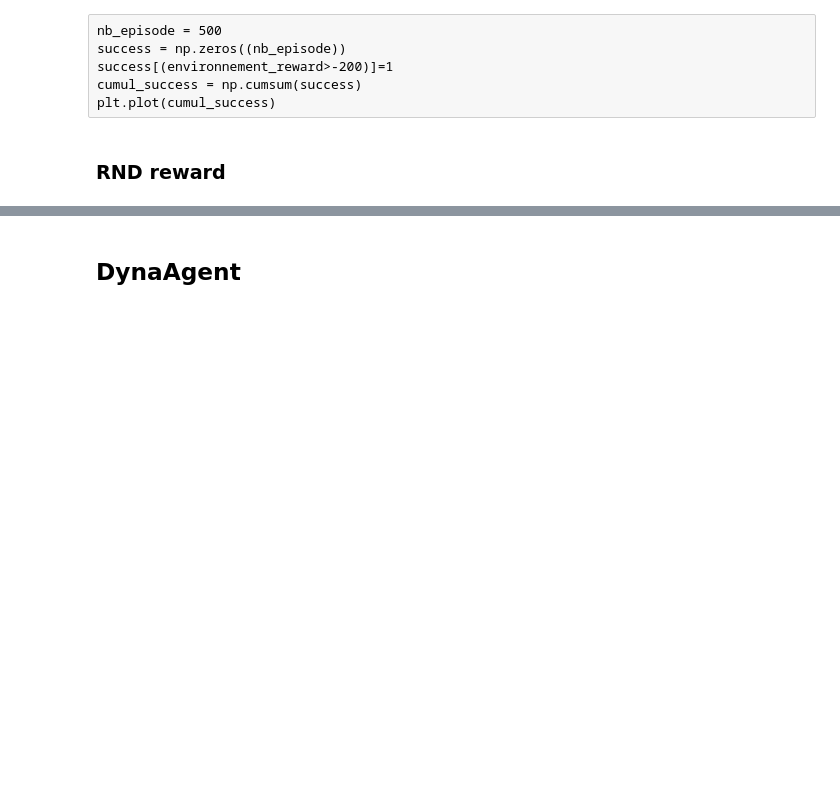
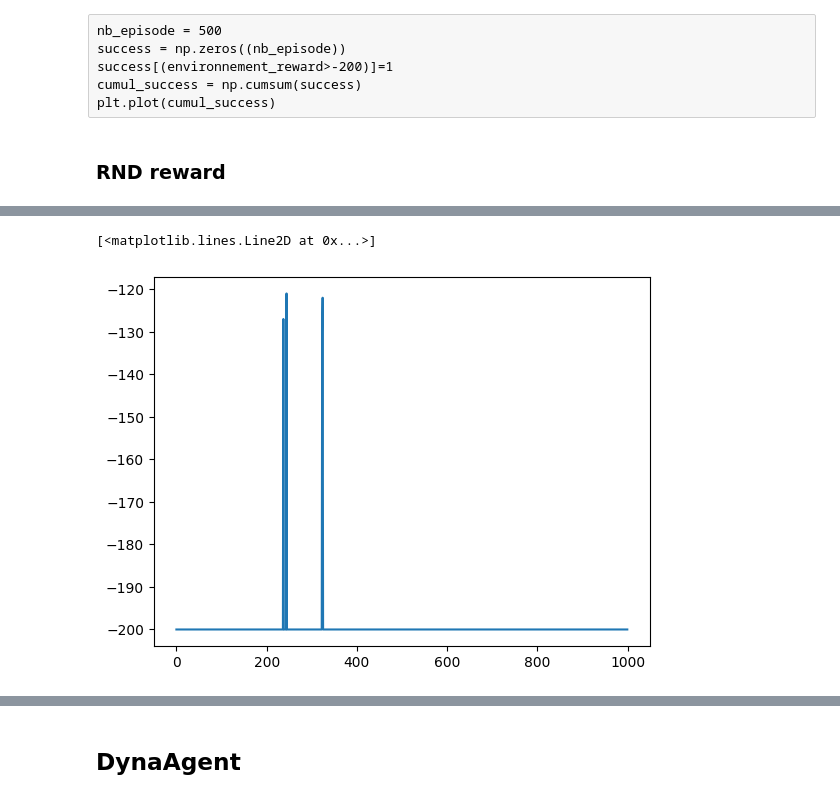
Before and after one commit to schiesser/MontainCar, a Jupyter notebook: Code/test.ipynb, the cells around one changed output, grey strips where cells are left out. Saved outputs shown, nothing was run; the diff lists cells and outputs as text; code cells hidden in the pictures; blank space fills up the shorter version.

```diff
--- a/Code/test.ipynb
+++ b/Code/test.ipynb
@@ -74,4 +74,4 @@ plt.plot(cumul_success)
 # %%
 testDQN = DQNAgent(env, RND_reward = True)
 # %%
-testDQN.run(1000, 15, 0.005)
+environnement_reward, auxiliary_reward, total_reward = testDQN.run(1000, 15, 0.005)
@@ -91,0 +88,5 @@ plt.plot(testDQN.observations)
+# %%
+plt.plot(environnement_reward)
+# %% [output]
+[<matplotlib.lines.Line2D at 0x...>]
+[figure, added]
```
Also changed, not shown: parts of 9 cells of this notebook, 1 other file.
